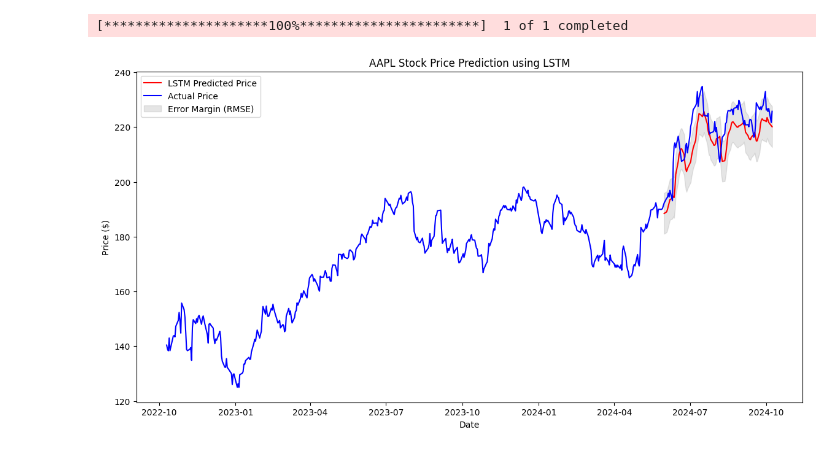
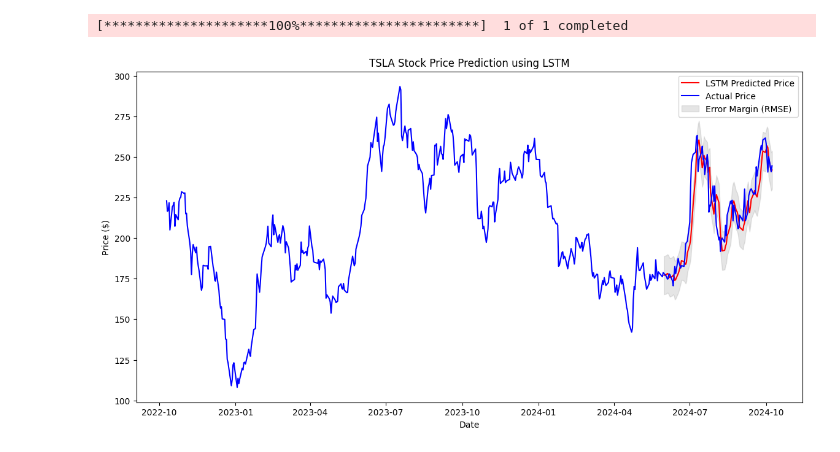
Before and after one commit to DreamQuester/InvestAI, a Jupyter notebook: model/final_lstm_model.ipynb, the cells around one changed output. Cells and saved outputs as stored; diff of their text form; code cells hidden in the pictures.

Commit message:
import find_code.py

```diff
--- a/model/final_lstm_model.ipynb
+++ b/model/final_lstm_model.ipynb
@@ -9,11 +9,13 @@ from sklearn.model_selection import train_test_split
 from keras.models import Sequential
 from keras.layers import LSTM, Dense, Dropout, Input
 from datetime import datetime, timedelta
+import find_code as fc
 
 # 1. 데이터 수집
 start = (datetime.now() - timedelta(days=730)).strftime('%Y-%m-%d')  # 데이터 시작 날짜
 end = datetime.now().strftime('%Y-%m-%d')    # 데이터 종료 날짜
-ticker = 'AAPL'       # 주식 티커
+company_name = input("회사명을 입력하세요: ")
+ticker = fc.get_ticker(company_name)       # 주식 티커
 df = yf.download(ticker, start=start, end=end)  # yfinance를 사용하여 데이터 다운로드
 
 # 2. 데이터 전처리
@@ -55,34 +57,34 @@ lstm_model.add(Dense(units=1))
 lstm_model.compile(optimizer='adam', loss='mean_squared_error')
 
 # 모델 훈련 (verbose=0으로 설정하여 출력 숨김)
 history = lstm_model.fit(X_train, y_train, epochs=epoch, validation_split=0.3, batch_size=32, verbose=0)
 
 # 4. 예측 수행
 lstm_predicted_prices = lstm_model.predict(X_test, verbose=0)  # verbose=0으로 설정하여 출력 숨김
 
 # 예측 결과를 원래 스케일로 변환
 lstm_predicted_prices = scaler.inverse_transform(lstm_predicted_prices)
 
 # 5. 결과 시각화
 plt.figure(figsize=(14, 7))
 plt.plot(df.index[len(train_data) + time_step + 1:], lstm_predicted_prices, color='red', label='LSTM Predicted Price')
 plt.plot(df.index, data, color='blue', label='Actual Price')
 
 # 가능성 있는 오차 범위 생성
 rmse = np.sqrt(np.mean((data[-len(lstm_predicted_prices):] - lstm_predicted_prices) ** 2))
 upper_bound = lstm_predicted_prices + rmse
 lower_bound = lstm_predicted_prices - rmse
 
 plt.fill_between(df.index[len(train_data) + time_step + 1:], lower_bound.flatten(), upper_bound.flatten(), color='gray', alpha=0.2, label='Error Margin (RMSE)')
 
 plt.title(f'{ticker} Stock Price Prediction using LSTM')
 plt.xlabel('Date')
 plt.ylabel('Price ($)')
 plt.legend()
 plt.show()
 # %% [output]
 [*********************100%***********************]  1 of 1 completed
-[figure, old version]
+[figure, new version]
 # %%
 # 6. 미래 데이터 예측
 last_data = scaled_data[-time_step:].reshape(1, time_step, 1)
```
Also changed, not shown: parts of 1 cell of this notebook.
